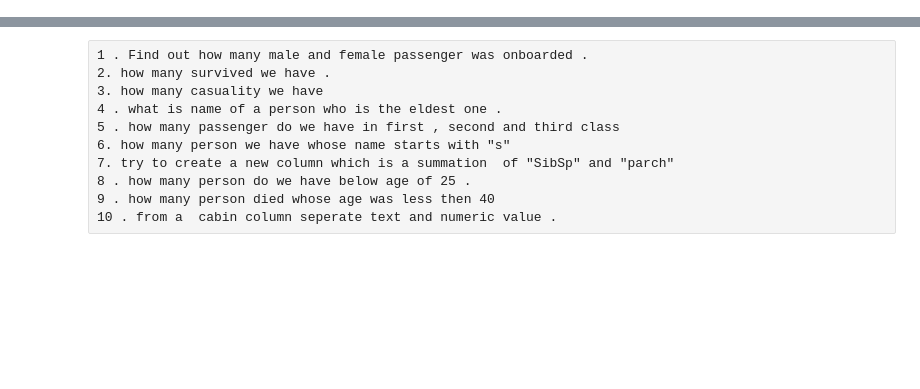
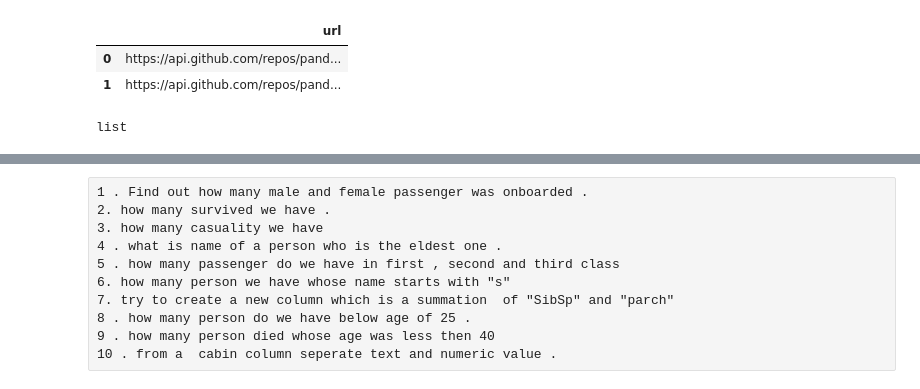
Before and after one commit to FazlullahBokhari/python-Labraries, a Jupyter notebook: Pandas Tasks.ipynb, the cells around one changed output, grey strips where cells are left out. Drawn from its saved outputs; the diff is of its cells as text; code cells hidden in the pictures; blank space fills up the shorter version.

Commit message:
pandas task

```diff
--- a/Pandas Tasks.ipynb
+++ b/Pandas Tasks.ipynb
@@ -1,2 +1,7 @@
 # %%
 import pandas as pd
+# %%
+url = "https://api.github.com/repos/pandas-dev/pandas/issues"
+# %%
+data = pd.read_json(url)
+data
@@ -2,0 +120,6 @@ import pandas as pd
+# %%
+pd.DataFrame(data['url']).head(2)
+# %% [output]
+|  | url |
+| 0 | https://api.github.com/repos/pand... |
+| 1 | https://api.github.com/repos/pand... |
@@ -2,0 +130,4 @@ import pandas as pd
+# %%
+type([a,b])
+# %% [output]
+list
```
Also changed, not shown: parts of 16 cells of this notebook, 1 other file.
